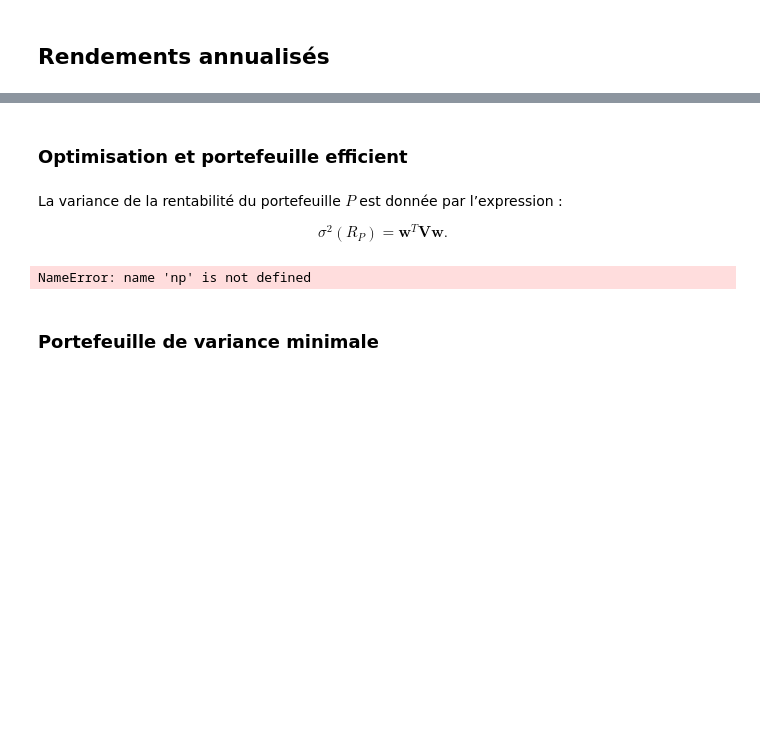
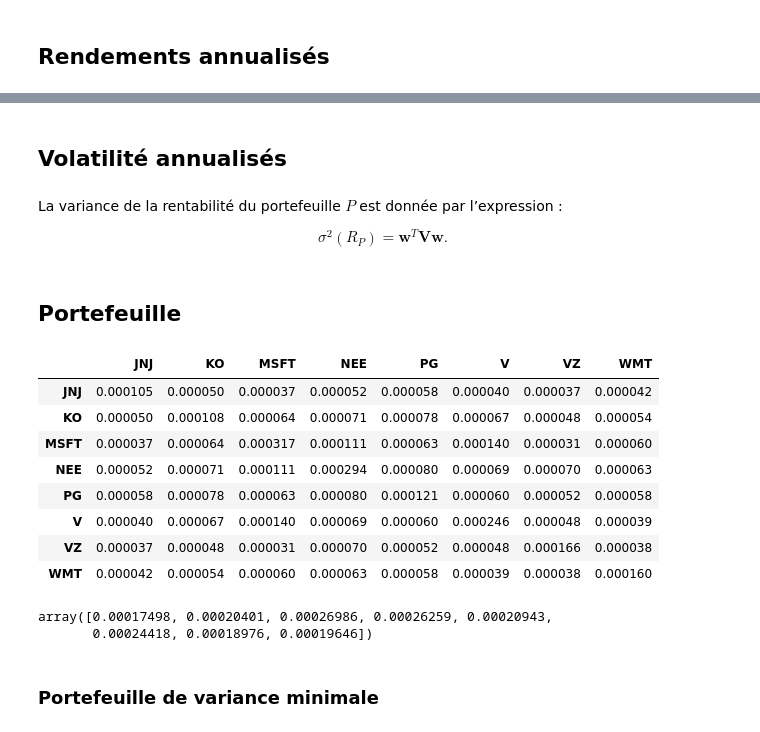
Before and after one commit to AmineMahdioui/Portfolio-projet, a Jupyter notebook: pfmanagment.ipynb, the cells around one changed output, grey strips where cells are left out. Drawn from its saved outputs; the diff is of its cells as text; code cells hidden in the pictures; blank space fills up the shorter version.

```diff
--- a/pfmanagment.ipynb
+++ b/pfmanagment.ipynb
@@ -129,3 +131,5 @@ dtype: float64
+# %% [markdown]
+## Volatilité annualisés
 # %%
 def annualize_vol(s, periods_per_year, ddof=1):
     '''
@@ -145,8 +149,6 @@ def annualize_vol(s, periods_per_year, ddof=1):
         return np.std(s, ddof=ddof) * (periods_per_year)**(0.5)
     elif isinstance(s, (int,float)):
         return s * (periods_per_year)**(0.5)
-# %% [markdown]
-### Optimisation et portefeuille efficient
 # %% [markdown]
 La variance de la rentabilité du portefeuille $P$ est donnée par l’expression :
 
@@ -156,3 +158,5 @@ $$
 # %%
 def portfolio_volatility(cov_returns,weights,periods_per_year=252):
     return annualize_vol((weights.T @ cov_returns @ weights)**(0.5),periods_per_year)
+# %% [markdown]
+## Portefeuille
@@ -158,0 +179,16 @@ def portfolio_volatility(cov_returns,weights,periods_per_year=252):
+# %%
+# compute the mean daily returns and the covariance of daily returns of the two assets
+mean_rets = daily_rets.mean()
+std_rets  = daily_rets.std()
+cov_rets  = daily_rets.cov()
+cov_rets
+# %% [output]
+|  | JNJ | KO | MSFT | NEE | PG | V | VZ | WMT |
+| JNJ | 0.000105 | 0.000050 | 0.000037 | 0.000052 | 0.000058 | 0.000040 | 0.000037 | 0.000042 |
+| KO | 0.000050 | 0.000108 | 0.000064 | 0.000071 | 0.000078 | 0.000067 | 0.000048 | 0.000054 |
+| MSFT | 0.000037 | 0.000064 | 0.000317 | 0.000111 | 0.000063 | 0.000140 | 0.000031 | 0.000060 |
+| NEE | 0.000052 | 0.000071 | 0.000111 | 0.000294 | 0.000080 | 0.000069 | 0.000070 | 0.000063 |
+| PG | 0.000058 | 0.000078 | 0.000063 | 0.000080 | 0.000121 | 0.000060 | 0.000052 | 0.000058 |
+| V | 0.000040 | 0.000067 | 0.000140 | 0.000069 | 0.000060 | 0.000246 | 0.000048 | 0.000039 |
+| VZ | 0.000037 | 0.000048 | 0.000031 | 0.000070 | 0.000052 | 0.000048 | 0.000166 | 0.000038 |
+| WMT | 0.000042 | 0.000054 | 0.000060 | 0.000063 | 0.000058 | 0.000039 | 0.000038 | 0.000160 |
@@ -159,8 +198,9 @@ def portfolio_volatility(cov_returns,weights,periods_per_year=252):
 # %%
 weights=np.repeat(1/n_assets, n_assets)
-portfolio_volatility(cov_rets,weights)
+portfolio_volatility(V,weights)
 # %% [output]
-NameError: name 'np' is not defined
+array([0.00017498, 0.00020401, 0.00026986, 0.00026259, 0.00020943,
+       0.00024418, 0.00018976, 0.00019646])
 # %% [markdown]
 ### Portefeuille de variance minimale
 # %% [markdown]
```
Also changed, not shown: parts of 26 cells of this notebook.
